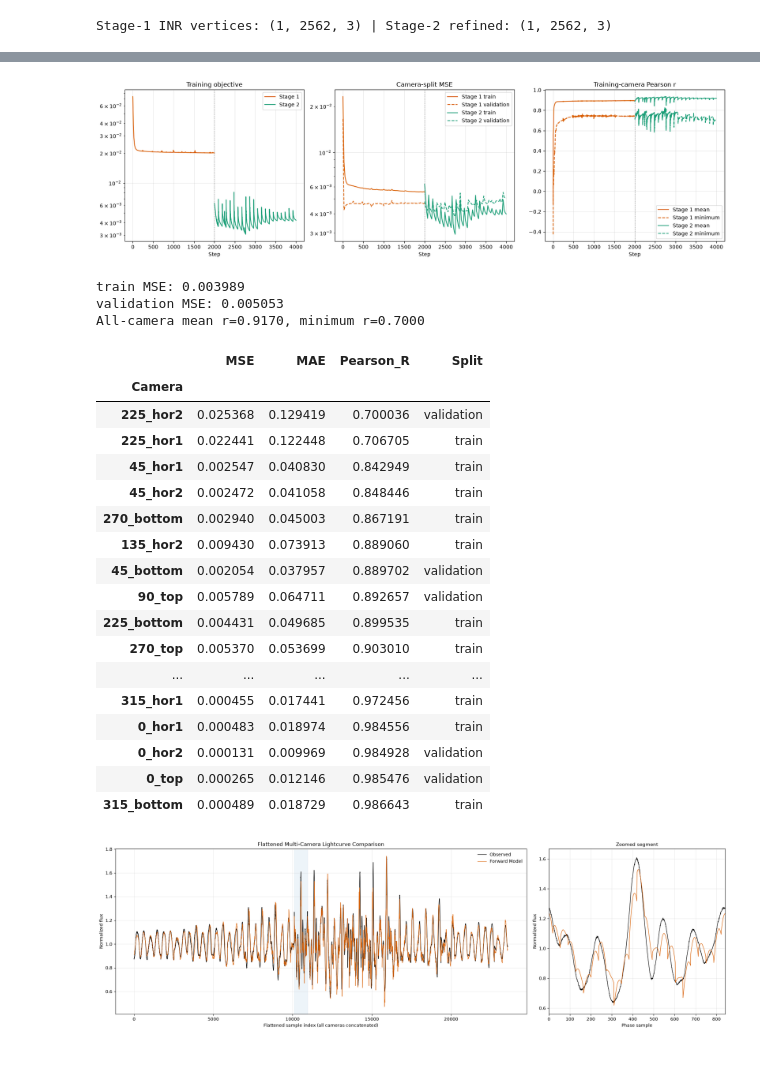
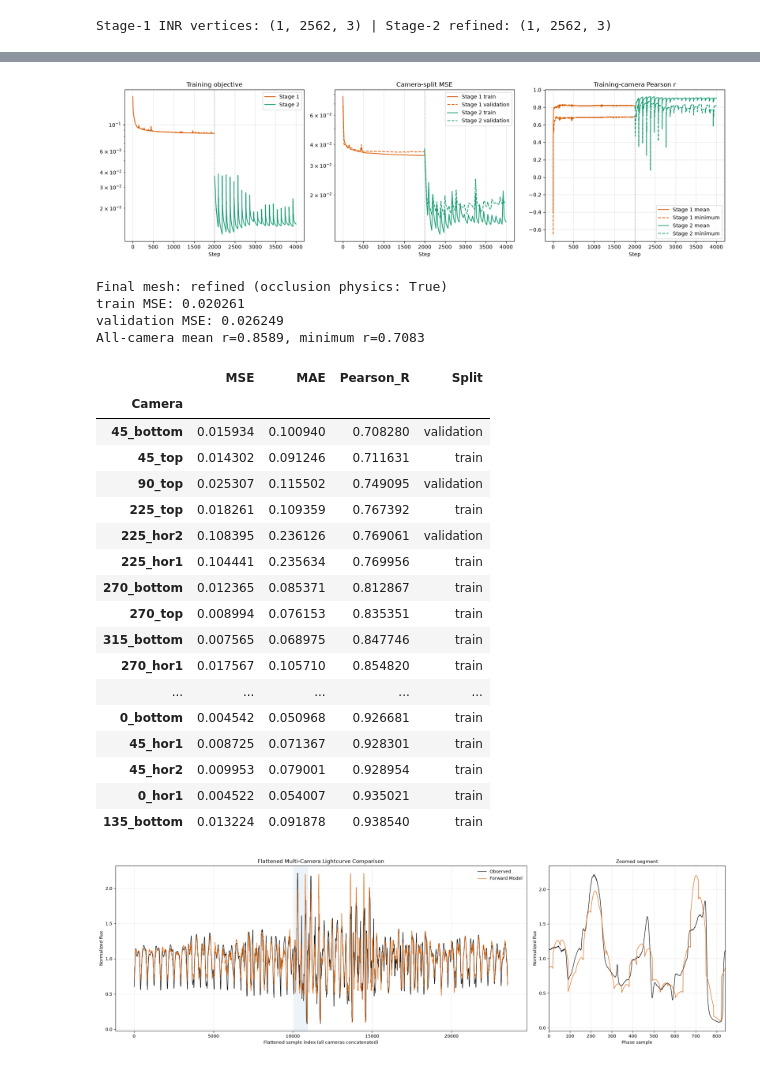
Before and after one commit to kiknu/HAC-DTU, a Jupyter notebook: workspaces/ishak/inr_forward_train.ipynb, the cells around one changed output, grey strips where cells are left out. Drawn from its saved outputs; the diff is of its cells as text; code cells hidden in the pictures.

Commit message:
lc2mesh final

```diff
--- a/workspaces/ishak/inr_forward_train.ipynb
+++ b/workspaces/ishak/inr_forward_train.ipynb
@@ -59,7 +61,7 @@ os.environ.setdefault("CUBLAS_WORKSPACE_CONFIG", ":4096:8")
 torch.set_default_dtype(torch.float32)
 torch.use_deterministic_algorithms(True)
 # %%
-ASTEROID_ID = 3
+ASTEROID_ID = 10
 CURVE_TYPE = "intensity"
 SEED = 42
 SPLIT_SEED = 1729
@@ -119,9 +121,20 @@ LAMBDA_LAPLACIAN = 0.1
 LAMBDA_LAPLACIAN_STAGE2 = 0.2
 LAMBDA_DISPLACEMENT_STAGE2 = 0.0
 SELECTION_STAGE2 = "last"  # "last" -> keep final step | "training" -> best training obj | "validation" -> best held-out
+# Convex-floor acceptance gate (safety net for convex bodies, e.g. the cube):
+# the Stage-1 mesh's MSE under the CONVEX model is the floor. Stage 2 is kept
+# only if its selected mesh, scored under occlusion physics with a FRESHLY
+# ray-cast mask, beats that floor on the STAGE2_ACCEPTANCE cameras; otherwise
+# the Stage-1 state is restored and the final mesh is labelled "stage1".
+# "mean" gates on the average of the train and validation MSEs (equal weight
+# per split, not per camera), a compromise between fit quality on the observed
+# cameras and generalization to the held-out ones.
+STAGE2_ACCEPTANCE = "mean"  # "mean" (avg of both) | "validation" (held-out) | "train"
 EVAL_EVERY = 25
 SCHEDULER_PATIENCE = 5
 PRINT_EVERY = 250
+if STAGE2_ACCEPTANCE not in {"train", "validation", "mean"}:
+    raise ValueError("STAGE2_ACCEPTANCE must be 'train', 'validation' or 'mean'")
 
 CHECKPOINT_DIR = WORKSPACE_DIR / "ckpt"
 RECON_DIR = WORKSPACE_DIR / "recon"
@@ -139,8 +152,7 @@ elif REFERENCE_MESH_SOURCE == "convex_inversion":
 else:
     raise ValueError("REFERENCE_MESH_SOURCE must be 'true' or 'convex_inversion'")
 
-RUN_NAME = f"stabilized_{GCN_ARCHITECTURE}_{PRIOR_SHAPE_TYPE}_ast{ASTEROID_ID}_seed{SEED}"
-CHECKPOINT_PATH = CHECKPOINT_DIR / f"inr_forward_train_{RUN_NAME}.pth"
+CHECKPOINT_PATH = CHECKPOINT_DIR / f"inr_forward_train_{ASTEROID_ID}.pth"
 set_seed(SEED)
 device = setup_device(TARGET_GPU_ID)
 print(f"Training reference: {REFERENCE_MESH_LABEL} -> {REFERENCE_STL_PATH}")
@@ -529,52 +603,62 @@ axes[1].set_yscale("log")
 fig.tight_layout()
 plt.show()
 # %% [output]
-[figure, old version]
+[figure, new version]
 # %%
 net.eval()
+# Final mesh = gate outcome: refined mesh under occlusion physics if Stage 2 was
+# accepted, else the exact Stage-1 mesh under the convex model (= the floor).
+_occ["active"] = OCCLUSION_ENABLED and stage2_accepted
+_occ["mask"] = None  # fresh mask for the final mesh, never a stale cached one
+_occ["calls"] = 0
 with torch.no_grad():
-    _, deformed_final = net(base_vertices, base_normals)
+    if stage2_accepted:
+        _, deformed_final = net(base_vertices, base_normals)
+    else:
+        deformed_final = verts_s1
     pred_norm = predicted_lightcurves(deformed_final[0])
+print(f"Final mesh: {FINAL_MESH_LABEL} (occlusion physics: {bool(_occ['active'])})")
 
 per_camera_df = compute_per_camera_metrics(observed_norm, pred_norm, camera_names)
 validation_names = {camera_names[index] for index in validation_indices.tolist()}
 per_camera_df["Split"] = ["validation" if name in validation_names else "train" for name in camera_names]
 for label, indices in (("train", train_indices), ("validation", validation_indices)):
     mse = compute_mse(observed_norm[indices], pred_norm[indices])
     print(f"{label} MSE: {float(mse):.6f}")
 print(f"All-camera mean r={per_camera_df['Pearson_R'].mean():.4f}, minimum r={per_camera_df['Pearson_R'].min():.4f}")
 display(per_camera_df.sort_values("Pearson_R"))
 
 target_cam = "135_hor1"
 fig, _ = plot_lightcurve_comparison(
     obs_norm=observed_norm.detach().cpu().numpy(),
     pred_norm=pred_norm.detach().cpu().numpy(),
     camera_keys=camera_names, target_cam_id=target_cam,
 )
 plt.show()
 phase_deg = np.rad2deg(phases.detach().cpu().numpy())
 fig, _ = plot_camera_grid(observed_norm, pred_norm, camera_names, phase_axis=phase_deg)
 plt.show()
 # %% [output]
-train MSE: 0.003989
-validation MSE: 0.005053
-All-camera mean r=0.9170, minimum r=0.7000
+Final mesh: refined (occlusion physics: True)
+train MSE: 0.020261
+validation MSE: 0.026249
+All-camera mean r=0.8589, minimum r=0.7083
 |  | MSE | MAE | Pearson_R | Split |
 | Camera |  |  |  |  |
-| 225_hor2 | 0.025368 | 0.129419 | 0.700036 | validation |
-| 225_hor1 | 0.022441 | 0.122448 | 0.706705 | train |
-| 45_hor1 | 0.002547 | 0.040830 | 0.842949 | train |
-| 45_hor2 | 0.002472 | 0.041058 | 0.848446 | train |
-| 270_bottom | 0.002940 | 0.045003 | 0.867191 | train |
-| 135_hor2 | 0.009430 | 0.073913 | 0.889060 | train |
-| 45_bottom | 0.002054 | 0.037957 | 0.889702 | validation |
-| 90_top | 0.005789 | 0.064711 | 0.892657 | validation |
-| 225_bottom | 0.004431 | 0.049685 | 0.899535 | train |
-| 270_top | 0.005370 | 0.053699 | 0.903010 | train |
+| 45_bottom | 0.015934 | 0.100940 | 0.708280 | validation |
+| 45_top | 0.014302 | 0.091246 | 0.711631 | train |
+| 90_top | 0.025307 | 0.115502 | 0.749095 | validation |
+| 225_top | 0.018261 | 0.109359 | 0.767392 | train |
+| 225_hor2 | 0.108395 | 0.236126 | 0.769061 | validation |
+| 225_hor1 | 0.104441 | 0.235634 | 0.769956 | train |
+| 270_bottom | 0.012365 | 0.085371 | 0.812867 | train |
+| 270_top | 0.008994 | 0.076153 | 0.835351 | train |
+| 315_bottom | 0.007565 | 0.068975 | 0.847746 | train |
+| 270_hor1 | 0.017567 | 0.105710 | 0.854820 | train |
 | ... | ... | ... | ... | ... |
-| 315_hor1 | 0.000455 | 0.017441 | 0.972456 | train |
-| 0_hor1 | 0.000483 | 0.018974 | 0.984556 | train |
-| 0_hor2 | 0.000131 | 0.009969 | 0.984928 | validation |
-| 0_top | 0.000265 | 0.012146 | 0.985476 | validation |
-| 315_bottom | 0.000489 | 0.018729 | 0.986643 | train |
+| 0_bottom | 0.004542 | 0.050968 | 0.926681 | train |
+| 45_hor1 | 0.008725 | 0.071367 | 0.928301 | train |
+| 45_hor2 | 0.009953 | 0.079001 | 0.928954 | train |
+| 0_hor1 | 0.004522 | 0.054007 | 0.935021 | train |
+| 135_bottom | 0.013224 | 0.091878 | 0.938540 | train |
-[figure, old version]
+[figure, new version]
```
Also changed, not shown: parts of 10 cells of this notebook, 1 other file.
